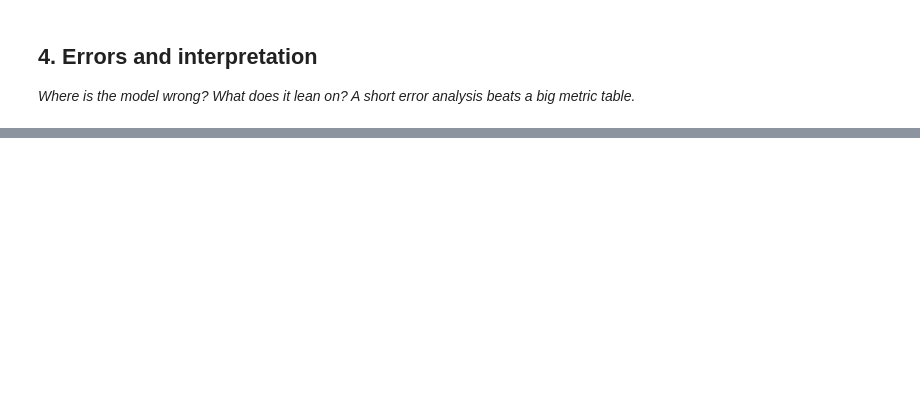
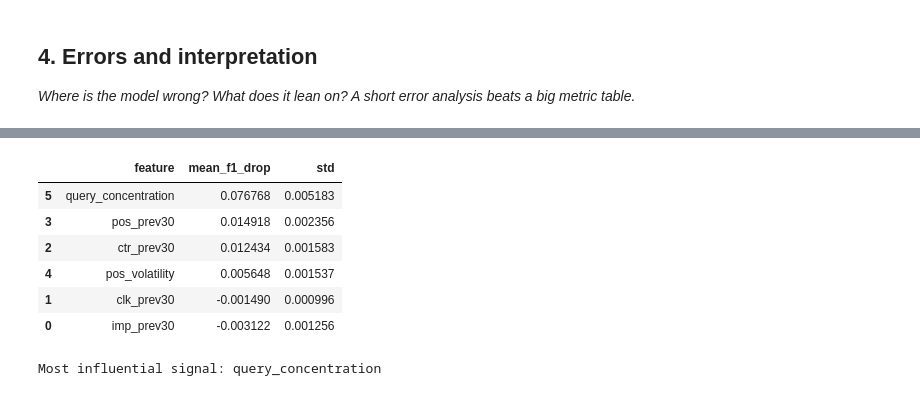
Before and after one commit to 2k24csaiml1e2411265-wq/ML_starter_FlyrankAI, a Jupyter notebook: work/notebooks/w05_model.ipynb, the cells around one changed output, grey strips where cells are left out. Saved outputs shown, nothing was run; the diff lists cells and outputs as text; code cells hidden in the pictures; blank space fills up the shorter version.

```diff
--- a/work/notebooks/w05_model.ipynb
+++ b/work/notebooks/w05_model.ipynb
@@ -29,0 +62,8 @@ This skeleton is yours to fill. Work the sections **in order** — each one has
+# %%
+gss=GroupShuffleSplit(n_splits=1,test_size=0.25,random_state=42)
+train_idx,test_idx=next(gss.split(model_data,model_data['is_declining'],groups=model_data['client_hash_id']))
+train=model_data.iloc[train_idx].copy(); test=model_data.iloc[test_idx].copy()
+print('Train rows:',len(train),'Test rows:',len(test))
+print('Train clients:',train.client_hash_id.nunique(),'Test clients:',test.client_hash_id.nunique())
+print('Client overlap:',len(set(train.client_hash_id)&set(test.client_hash_id)))
+assert len(set(train.client_hash_id)&set(test.client_hash_id))==0
@@ -29,0 +78,13 @@ This skeleton is yours to fill. Work the sections **in order** — each one has
+# %%
+BASE_THRESHOLD=500
+y_test=test['is_declining'].to_numpy()
+baseline_pred=(test['imp_prev30']<BASE_THRESHOLD).astype(int).to_numpy()
+def row(name,y,p):
+ return {'method':name,'F1':f1_score(y,p,zero_division=0),'precision':precision_score(y,p,zero_division=0),'recall':recall_score(y,p,zero_division=0),'accuracy':accuracy_score(y,p)}
+# %%
+X_train=train[feature_cols]; X_test=test[feature_cols]; y_train=train['is_declining']
+rf=Pipeline([('imputer',SimpleImputer(strategy='median')),('model',RandomForestClassifier(n_estimators=250,max_depth=8,min_samples_leaf=5,class_weight='balanced',random_state=42,n_jobs=-1))])
+rf.fit(X_train,y_train); model_pred=rf.predict(X_test); model_prob=rf.predict_proba(X_test)[:,1]
+results=pd.DataFrame([row('Week-4 baseline',y_test,baseline_pred),row('Random Forest',y_test,model_pred)])
+results['ROC-AUC']=[np.nan,roc_auc_score(y_test,model_prob)]
+display(results); print(classification_report(y_test,model_pred,digits=3,zero_division=0))
@@ -36,0 +125,13 @@ This skeleton is yours to fill. Work the sections **in order** — each one has
+# %%
+perm=permutation_importance(rf,X_test,y_test,scoring='f1',n_repeats=5,random_state=42,n_jobs=-1)
+importance=pd.DataFrame({'feature':feature_cols,'mean_f1_drop':perm.importances_mean,'std':perm.importances_std}).sort_values('mean_f1_drop',ascending=False)
+display(importance); print('Most influential signal:',importance.iloc[0]['feature'])
+# %% [output]
+|  | feature | mean_f1_drop | std |
+| 5 | query_concentration | 0.076768 | 0.005183 |
+| 3 | pos_prev30 | 0.014918 | 0.002356 |
+| 2 | ctr_prev30 | 0.012434 | 0.001583 |
+| 4 | pos_volatility | 0.005648 | 0.001537 |
+| 1 | clk_prev30 | -0.001490 | 0.000996 |
+| 0 | imp_prev30 | -0.003122 | 0.001256 |
+Most influential signal: query_concentration
```
Also changed, not shown: parts of 17 cells of this notebook.
